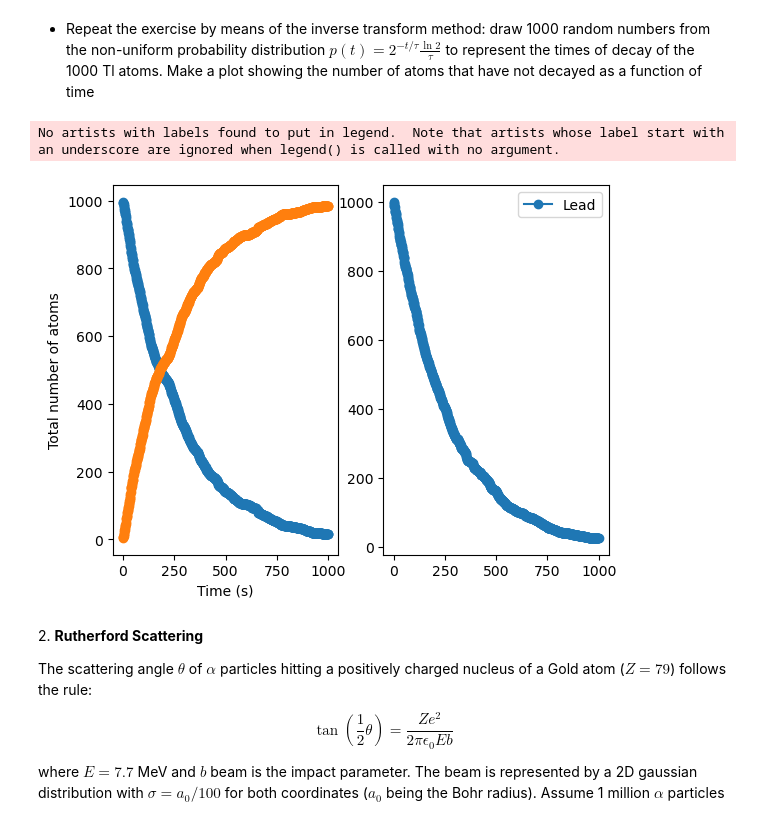
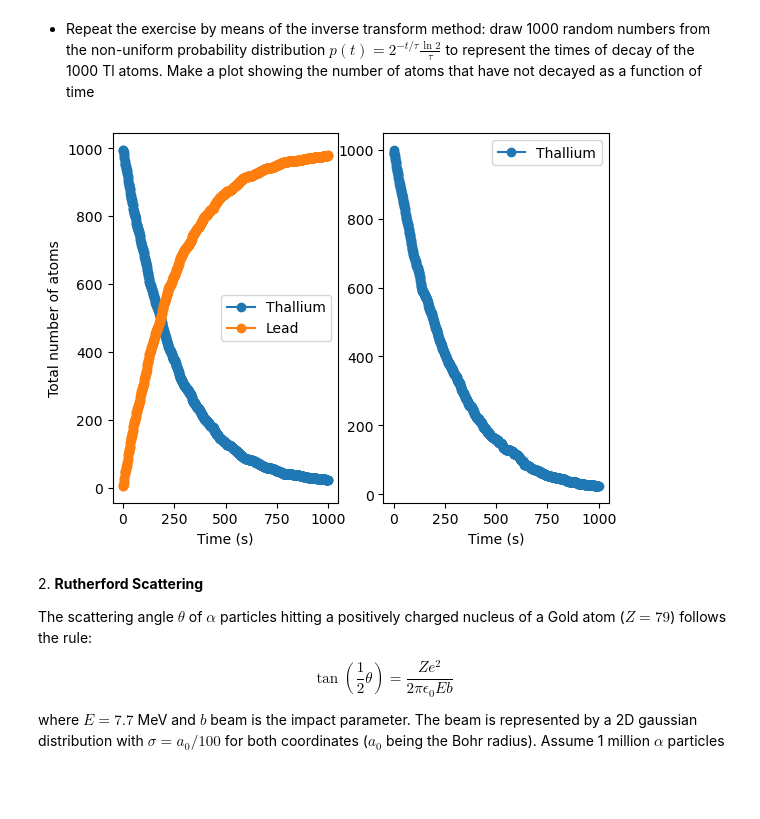
Before and after one commit to LiberoP/LaboratoryOfComputationalPhysics_Y8, a Jupyter notebook: 10ex_MonteCarlo.ipynb, the cells around one changed output. Saved outputs shown, nothing was run; the diff lists cells and outputs as text; code cells hidden in the pictures; blank space fills up the shorter version.

```diff
--- a/10ex_MonteCarlo.ipynb
+++ b/10ex_MonteCarlo.ipynb
@@ -28,39 +28,38 @@ for t in range(tot_t):
     #print(n_th)
     evolution[:,t]=np.array([n_th,n_pb])
     if (n_th == 0):
         break #---> exit for loop
 t_max=t+1
 fig,(ax1,ax2)=plt.subplots(1,2)
 ax1.plot(range(t_max), evolution[0,:t_max], 'o-', label="Thallium")
 ax1.plot(range(t_max), evolution[1,:t_max], 'o-', label="Lead")
 ax1.set_xlabel("Time (s)")
 ax1.set_ylabel("Total number of atoms")
-plt.legend()
+ax1.legend()
 
 n_th=1000
 def quantile(tau, n_samples):
     # ---> NB would have to compute its CDF by hand,
     # and set it equal to uniform distr (general result);
     # but here CDF is given in the previous ex,
     # just have to take the inverse easily
     return -tau*np.log2(1-rng.uniform(0,1,n_samples))
 ts_of_decay=np.sort(quantile(tau=hl,n_samples=n_th))
 #print(ts_of_decay[:10])
 evolution_t=np.zeros(tot_t)
 evolution_t[0]=n_th
 for t in range(tot_t):
     n_alive = np.sum(ts_of_decay > t) # ---> NB this, simply (sums boolean values)
     evolution_t[t]=n_alive
     if (n_th == 0):
         break
 t_max=t+1
-ax2.plot(range(t_max), evolution_t[:t_max], 'o-', label="Lead")
-ax1.set_xlabel("Time (s)")
-plt.legend()
+ax2.plot(range(t_max), evolution_t[:t_max], 'o-', label="Thallium")
+ax2.set_xlabel("Time (s)")
+ax2.legend()
 plt.show()
 # %% [output]
-No artists with labels found to put in legend.  Note that artists whose label start with an underscore are ignored when legend() is called with no argument.
-[figure, old version]
+[figure, new version]
 # %% [markdown]
 2\. **Rutherford Scattering**
 
```
Also changed, not shown: 9 other files.
